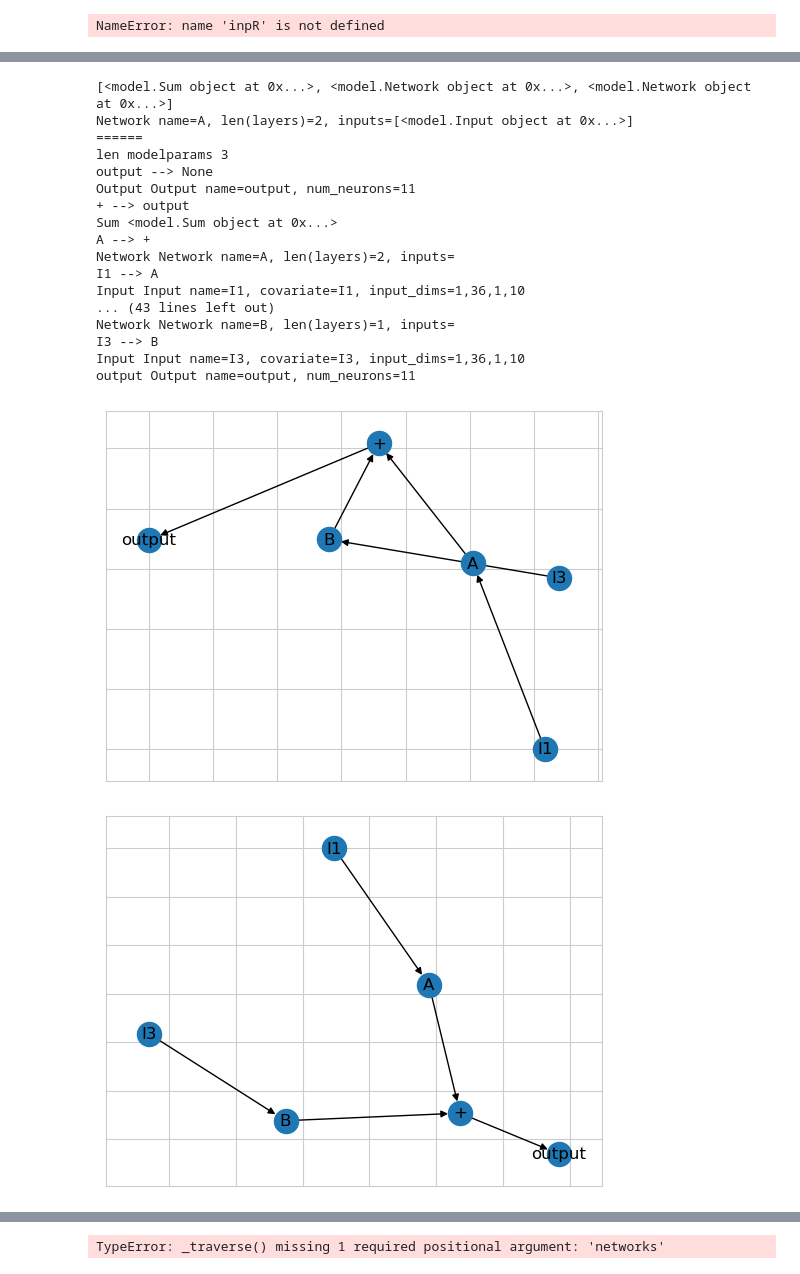
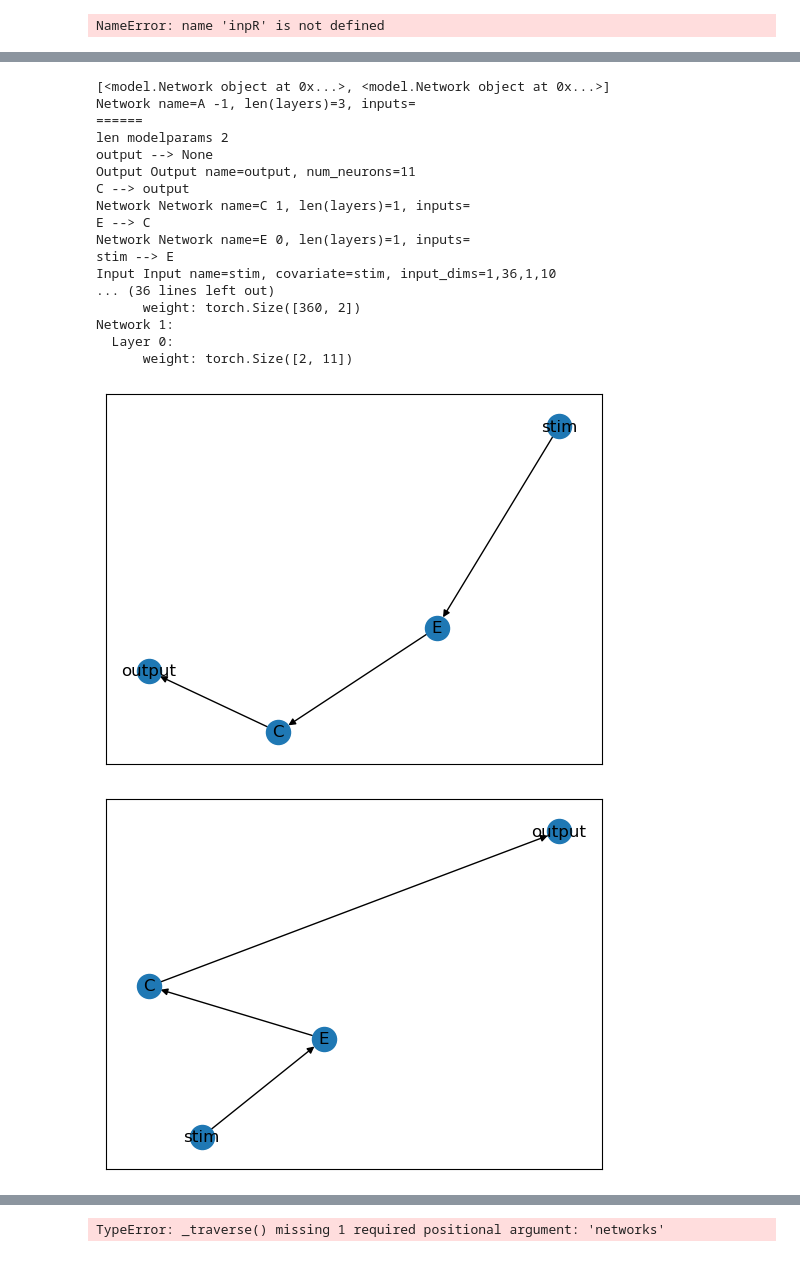
Before and after one commit to NeuroTheoryUMD/mattjac, a Jupyter notebook: v1/moving_bar.ipynb, the cells around one changed output, grey strips where cells are left out. Cells and saved outputs as stored; diff of their text form; code cells hidden in the pictures.

```diff
--- a/v1/moving_bar.ipynb
+++ b/v1/moving_bar.ipynb
@@ -517,22 +525,28 @@ model.draw_network()
 # %%
+import mattplotlib
+mattplotlib.lightmode()
+
 import model_factory as mf
 #reload(m)
 reload(mf)
 
-inp1 = m.Input(covariate='I1', input_dims=[1,36,1,10])
-inp2 = m.Input(covariate='I2', input_dims=[1,36,1,10])
+inp1 = m.Input(covariate='stim', input_dims=[1,36,1,10])
+inp2 = m.Input(covariate='stim', input_dims=[1,36,1,10])
 inp3 = m.Input(covariate='I3', input_dims=[1,36,1,10])
 inp4 = m.Input(covariate='I4', input_dims=[1,36,1,10])
-netA = m.Network(layers=[layer0, layer1], name='A')
+netA = m.Network(layers=[layer0, layer1, readout_layer], name='A')
 netB = m.Network(layers=[layer4], name='B')
 netC = m.Network(layers=[layer3], name='C')
 netD = m.Network(layers=[layer4], name='D')
 netE = m.Network(layers=[layer2], name='E')
 output = m.Output(num_neurons=11)
 
-inp1.to(netA)
-inp3.to(netB)
-m.Sum([netA, netB]).to(output)
+#inp1.to(netA)
+inp1.to(netE)
+netE.to(netC)
+#inp2.to(netE)
+#m.Add([netA, netE]).to(netD)
+netC.to(output)
 model = m.Model(output)
 model.draw_network()
 
@@ -544,26 +558,28 @@ print(netA)
 print('======')
 
 created_models = mf.create_models(model)
+
+created_models[0].NDN.list_parameters()
 # %% [output]
-[<model.Sum object at 0x...>, <model.Network object at 0x...>, <model.Network object at 0x...>]
-Network name=A, len(layers)=2, inputs=[<model.Input object at 0x...>]
+[<model.Network object at 0x...>, <model.Network object at 0x...>]
+Network name=A -1, len(layers)=3, inputs=
 ======
-len modelparams 3
+len modelparams 2
 output --> None
 Output Output name=output, num_neurons=11
-+ --> output
-Sum <model.Sum object at 0x...>
-A --> +
-Network Network name=A, len(layers)=2, inputs=
-I1 --> A
-Input Input name=I1, covariate=I1, input_dims=1,36,1,10
-... (43 lines left out)
-Network Network name=B, len(layers)=1, inputs=
-I3 --> B
-Input Input name=I3, covariate=I3, input_dims=1,36,1,10
-output Output name=output, num_neurons=11
+C --> output
+Network Network name=C 1, len(layers)=1, inputs=
+E --> C
+Network Network name=E 0, len(layers)=1, inputs=
+stim --> E
+Input Input name=stim, covariate=stim, input_dims=1,36,1,10
+... (36 lines left out)
+      weight: torch.Size([360, 2])
+Network 1:
+  Layer 0:
+      weight: torch.Size([2, 11])
-[figure, old version]
+[figure, new version]
 # %%
-created_models[1].draw_network()
+created_models[0].draw_network()
 # %% [output]
-[figure, old version]
+[figure, new version]
```
Also changed, not shown: parts of 6 cells of this notebook, 2 other files.
